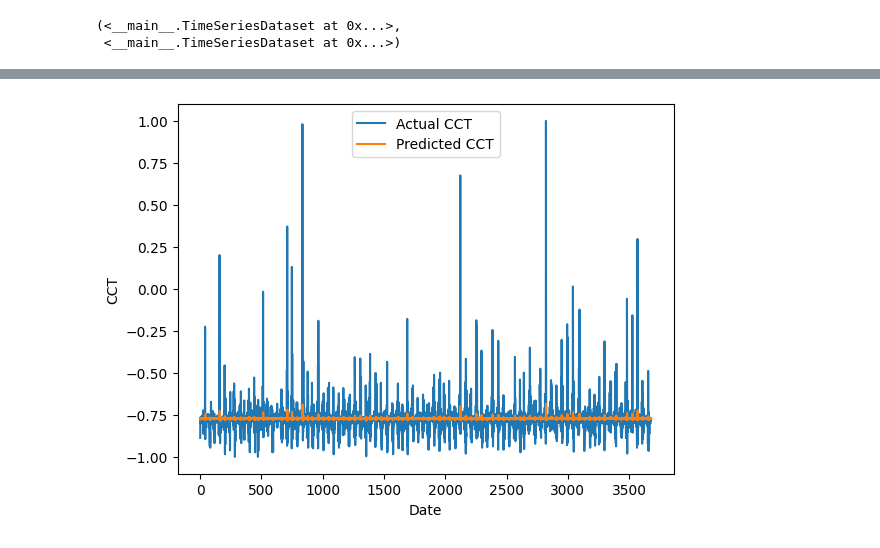
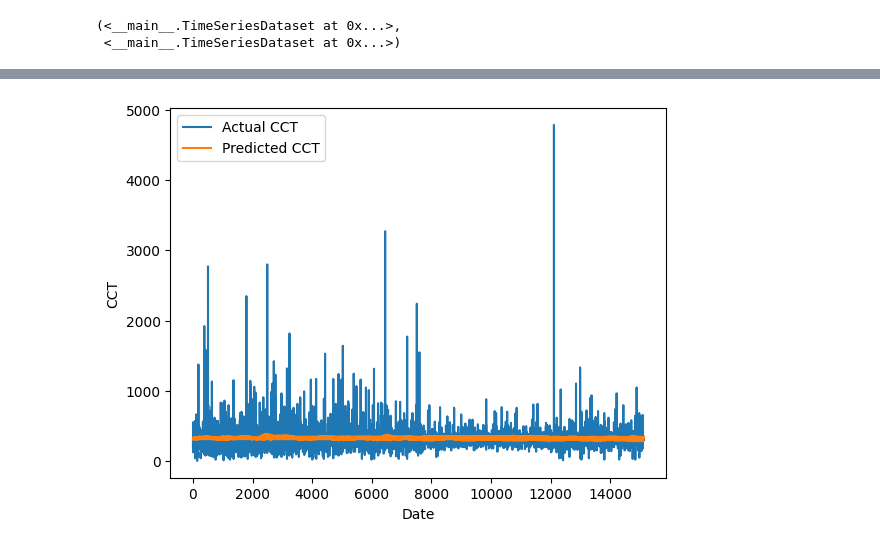
Before and after one commit to eeen17/jems, a Jupyter notebook: model.ipynb, the cells around one changed output, grey strips where cells are left out. Drawn from its saved outputs; the diff is of its cells as text; code cells hidden in the pictures.

Commit message:
lstm working?

```diff
--- a/model.ipynb
+++ b/model.ipynb
@@ -118,0 +144,8 @@ device(type='cuda', index=0)
+# %%
+
+X = torch.tensor(X, dtype=torch.bfloat16, device=device)
+y = torch.tensor(y, dtype=torch.bfloat16, device=device)
+# X = torch.tensor(shifted[:, 1:], dtype=torch.bfloat16, device=device)
+# y = torch.tensor(shifted[:, 0], dtype=torch.bfloat16, device=device)
+
+X.shape, y.shape
@@ -124,7 +159,7 @@ split_index
 # %%
 # need to add dimensions for LSTM
-X_train = X[:split_index].reshape(-1, lookback, 1)
-X_test = X[split_index:].reshape(-1, lookback, 1)
+X_train = X[:split_index].reshape(-1, lag, 1 + 9)   # 8 additional time features + 1 centers
+X_test = X[split_index:].reshape(-1, lag, 1 + 9)
 
 y_train = y[:split_index].reshape(-1, 1)
 y_test = y[split_index:].reshape(-1, 1)
@@ -159,7 +194,7 @@ train_dataset, test_dataset
 # %%
 from torch.utils.data import DataLoader
 
-batch_size = 16
+batch_size = 32 # 16
 
 train_loader = DataLoader(train_dataset, batch_size=batch_size, shuffle=True)
 test_loader = DataLoader(test_dataset, batch_size=batch_size, shuffle=False)
@@ -200,7 +235,9 @@ class LSTM(nn.Module):
             dtype=torch.bfloat16
         )
 
-        self.fc = nn.Linear(hidden_size, 1, dtype=torch.bfloat16)     # fc to map hidden size to just 1, final value
+        self.fc1 = nn.Linear(hidden_size, 32, dtype=torch.bfloat16)
+        self.fc2 = nn.Linear(32, 1, dtype=torch.bfloat16)
+        # fc to map hidden size to just 1, final value
 
     def forward(self, x):
         batch_size = x.size(0)
@@ -208,10 +245,11 @@ class LSTM(nn.Module):
         c0 = torch.zeros(self.num_stacked_layers, batch_size, self.hidden_size, dtype=torch.bfloat16).to(device)
 
         out, _ = self.lstm(x, (h0, c0))
-        out = self.fc(out[:, -1, :])
+        out = self.fc1(out[:, -1, :])
+        out = self.fc2(out)
         return out
 
-model = LSTM(1, 4, 1)
+model = LSTM(10, 64, 3)
 model.to(device)
 model
 # %% [output]
@@ -291,12 +405,14 @@ Val Loss: 0.005
 # %%
 with torch.no_grad():
     predicted = model(X_train).to(torch.float32).cpu().numpy()
 
-plt.plot(y_train.to(torch.float32).cpu().numpy(), label='Actual CCT')
-plt.plot(predicted, label='Predicted CCT')
+plt.plot(scaler.inverse_transform(y_train.to(torch.float32).cpu().numpy()), label='Actual CCT')
+plt.plot(
+    scaler.inverse_transform(predicted),
+    label='Predicted CCT')
 plt.xlabel('Date')
 plt.ylabel('CCT')
 plt.legend()
 plt.show()
 # %% [output]
-[figure, old version]
+[figure, new version]
```
Also changed, not shown: parts of 18 cells of this notebook, 3 other files.
